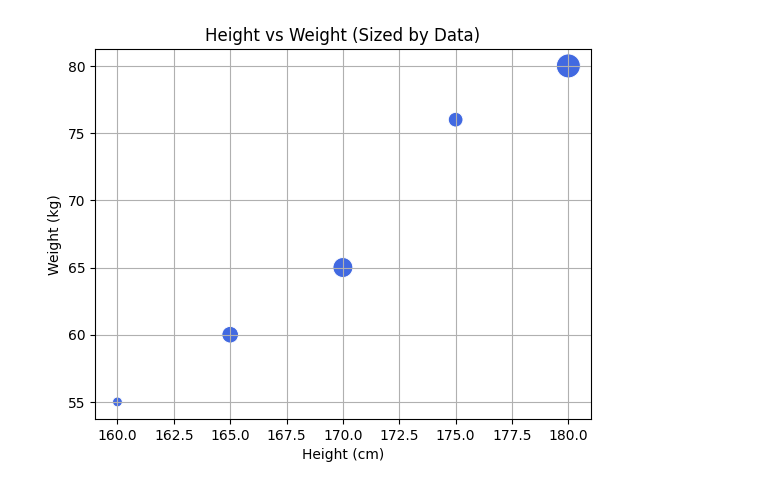
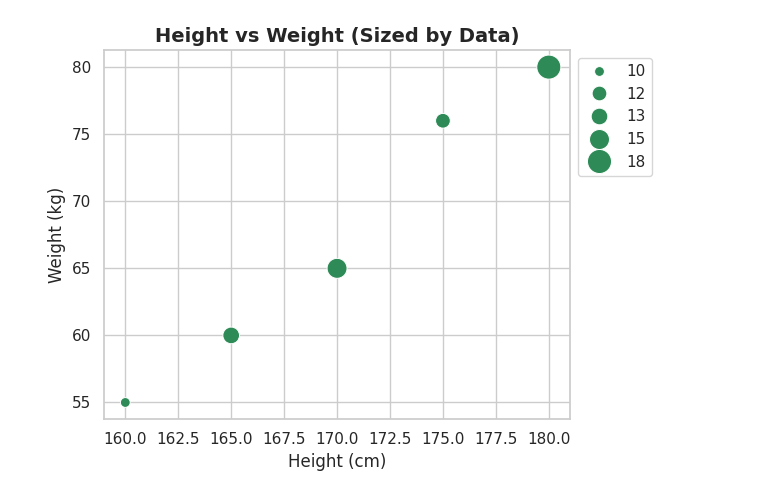
Before and after one commit to Geetzzz-Gowda/AI_DATA_ANALYSIS_, a Jupyter notebook: src/Module 2/Data Visualization with Matplotlib and Seaborn/Ques_7.ipynb, the cells around one changed output. Drawn from its saved outputs; the diff is of its cells as text; code cells hidden in the pictures.

```diff
--- a/src/Module 2/Data Visualization with Matplotlib and Seaborn/Ques_7.ipynb
+++ b/src/Module 2/Data Visualization with Matplotlib and Seaborn/Ques_7.ipynb
@@ -5,48 +5,74 @@
 # %%
 import seaborn as sns
 import matplotlib.pyplot as plt
 import pandas as pd
 
-def plot_height_weight_scatter(data, color='royalblue', size_range=(50, 300)):
-    required_columns = ['Height', 'Weight', 'Size']
-
+def plot_scatter(
+    data,
+    x_col='Height',
+    y_col='Weight',
+    size_col='Size',
+    color='royalblue',
+    size_range=(50, 300),
+    title='Scatter Plot',
+    xlabel=None,
+    ylabel=None,
+    show_legend=True
+):
     # Validation
     if not isinstance(data, pd.DataFrame):
-        raise TypeError("Input data must be a pandas DataFrame.")
+        raise TypeError("Input must be a pandas DataFrame.")
 
-    for col in required_columns:
+    for col in [x_col, y_col, size_col]:
         if col not in data.columns:
             raise ValueError(f"Missing required column: '{col}'")
         if not pd.api.types.is_numeric_dtype(data[col]):
             raise TypeError(f"Column '{col}' must be numeric.")
 
-    # Plotting
-    sns.scatterplot(
-        x='Height',
-        y='Weight',
-        size='Size',
+    # Plot
+    sns.set(style='whitegrid')
+    plot = sns.scatterplot(
+        x=x_col,
+        y=y_col,
+        size=size_col,
         data=data,
         sizes=size_range,
         color=color,
-        legend=False
+        legend=show_legend
     )
 
-    plt.title('Height vs Weight (Sized by Data)')
-    plt.xlabel('Height (cm)')
-    plt.ylabel('Weight (kg)')
-    plt.grid(True)
+    plot.set_title(title, fontsize=14, fontweight='bold')
+    plot.set_xlabel(xlabel if xlabel else x_col)
+    plot.set_ylabel(ylabel if ylabel else y_col)
+
+    if show_legend:
+        handles, labels = plot.get_legend_handles_labels()
+        if size_col in labels:
+            plot.legend(title=size_col, loc='upper left', bbox_to_anchor=(1, 1))
+        else:
+            plot.legend(loc='upper left', bbox_to_anchor=(1, 1))
+
     plt.tight_layout()
     plt.show()
 
-
-# Sample data
+# Example usage
 data = pd.DataFrame({
     'Height': [160, 170, 165, 180, 175],
     'Weight': [55, 65, 60, 80, 76],
     'Size': [10, 15, 13, 18, 12]
 })
 
-# Call the function
-plot_height_weight_scatter(data, color='seagreen', size_range=(40, 250))
+plot_scatter(
+    data,
+    x_col='Height',
+    y_col='Weight',
+    size_col='Size',
+    color='seagreen',
+    size_range=(50, 300),
+    title='Height vs Weight (Sized by Data)',
+    xlabel='Height (cm)',
+    ylabel='Weight (kg)',
+    show_legend=True
+)
 # %% [output]
-[figure, old version]
+[figure, new version]
```
